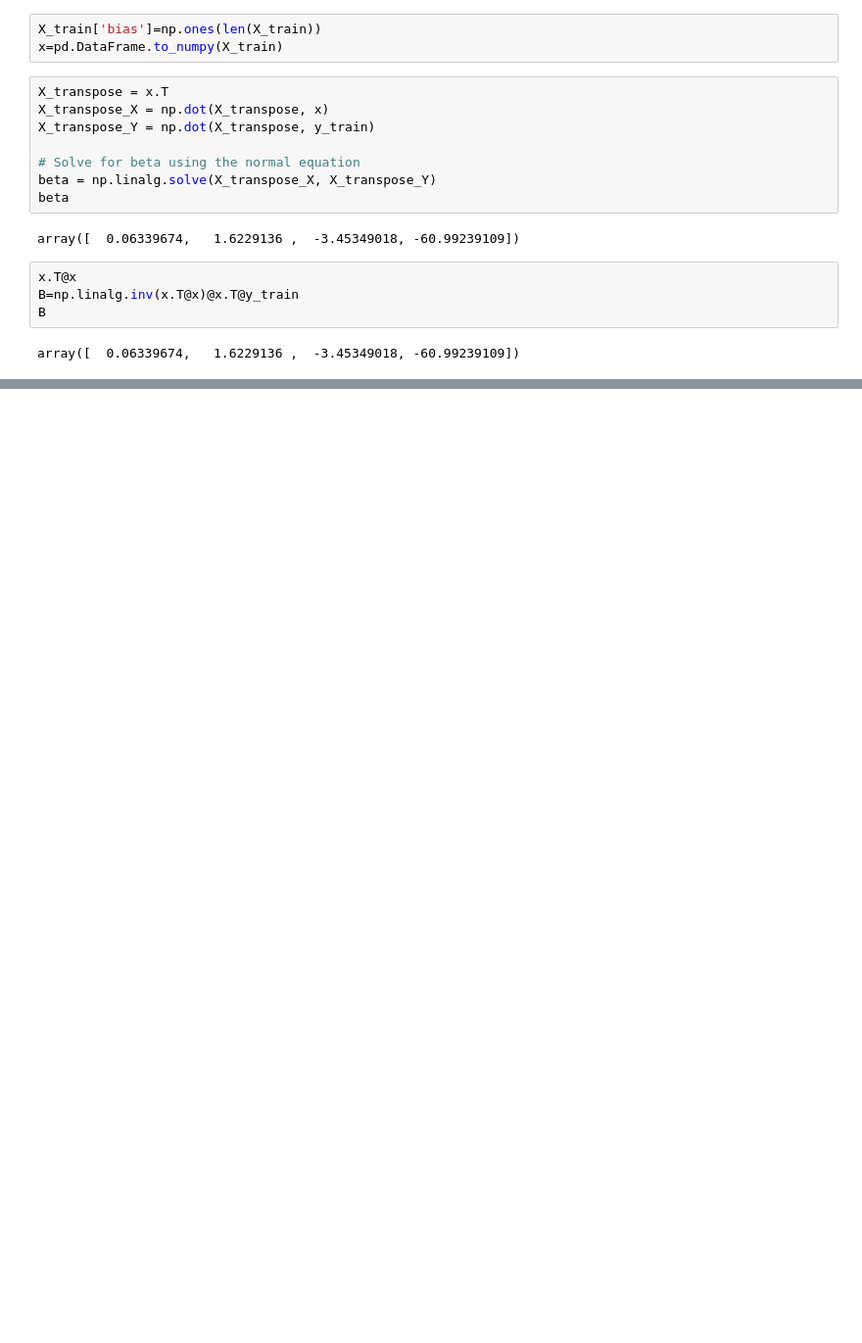
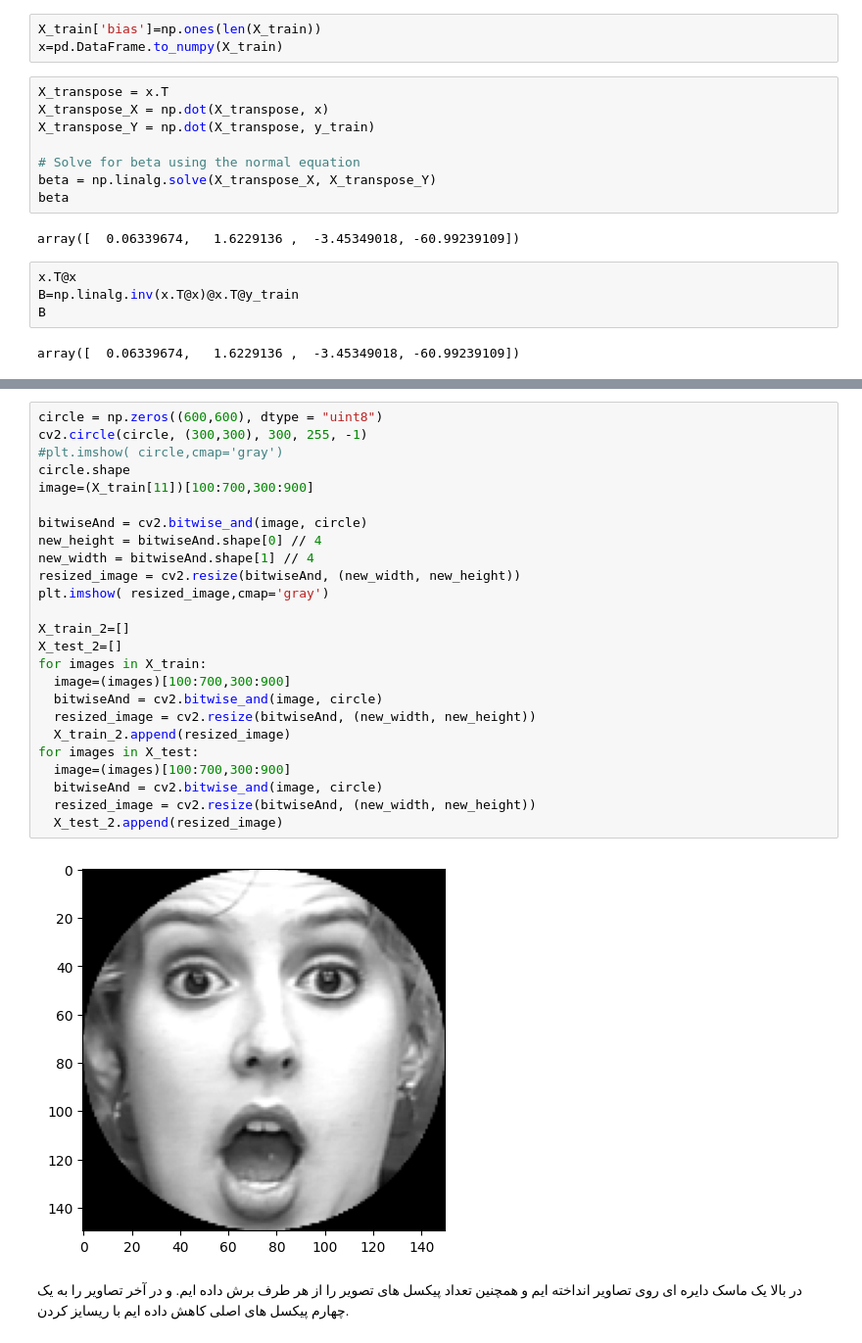
Before and after one commit to alirezakhaleghianaghizi/mlcomputerVS, a Jupyter notebook: Untitled7.ipynb, the cells around one changed output, grey strips where cells are left out. Shown at 98% size. Cells and saved outputs as stored; diff of their text form; blank space fills up the shorter version.

```diff
--- a/Untitled7.ipynb
+++ b/Untitled7.ipynb
@@ -202,0 +273,30 @@ print(RSS_test)
+# %%
+circle = np.zeros((600,600), dtype = "uint8")
+cv2.circle(circle, (300,300), 300, 255, -1)
+#plt.imshow( circle,cmap='gray')
+circle.shape
+image=(X_train[11])[100:700,300:900]
+
+bitwiseAnd = cv2.bitwise_and(image, circle)
+new_height = bitwiseAnd.shape[0] // 4
+new_width = bitwiseAnd.shape[1] // 4
+resized_image = cv2.resize(bitwiseAnd, (new_width, new_height))
+plt.imshow( resized_image,cmap='gray')
+
+X_train_2=[]
+X_test_2=[]
+for images in X_train:
+  image=(images)[100:700,300:900]
+  bitwiseAnd = cv2.bitwise_and(image, circle)
+  resized_image = cv2.resize(bitwiseAnd, (new_width, new_height))
+  X_train_2.append(resized_image)
+for images in X_test:
+  image=(images)[100:700,300:900]
+  bitwiseAnd = cv2.bitwise_and(image, circle)
+  resized_image = cv2.resize(bitwiseAnd, (new_width, new_height))
+  X_test_2.append(resized_image)
+# %% [output]
+[figure, added]
+# %% [markdown]
+در بالا یک ماسک دایره ای روی تصاویر انداخته ایم و همچنین تعداد پیکسل های تصویر را از هر طرف برش داده ایم.
+و در آخر تصاویر را به یک چهارم پیکسل های اصلی کاهش داده ایم با ریسایز کردن.
```
Also changed, not shown: parts of 33 cells of this notebook.
